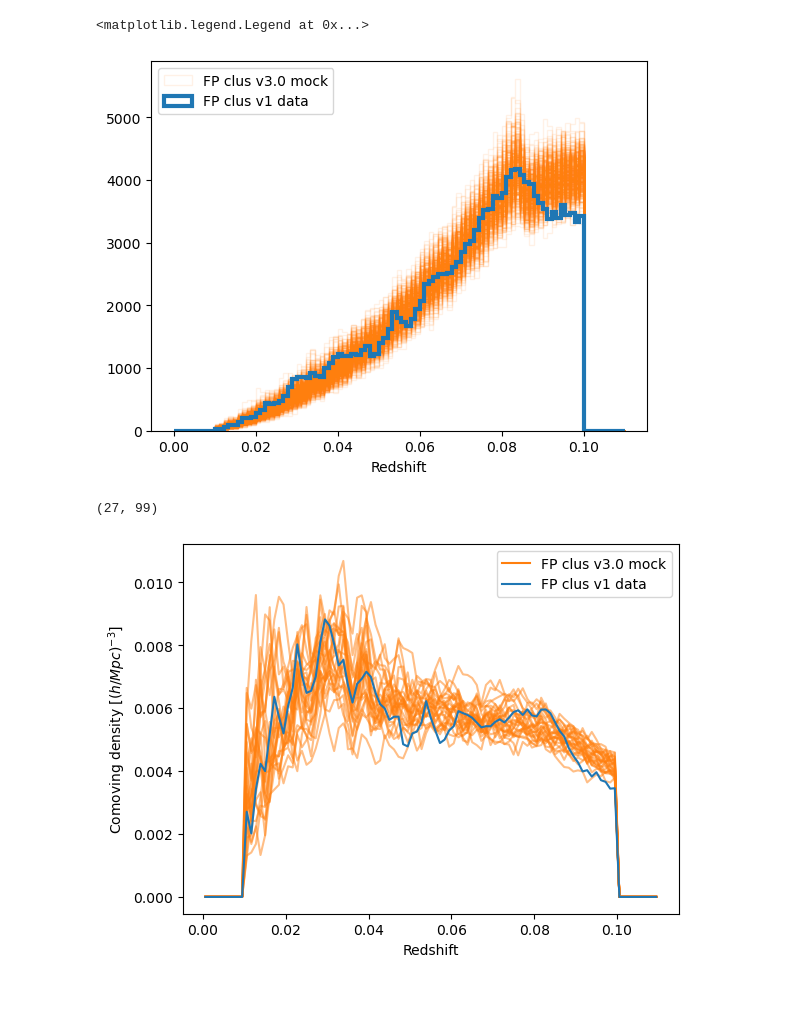
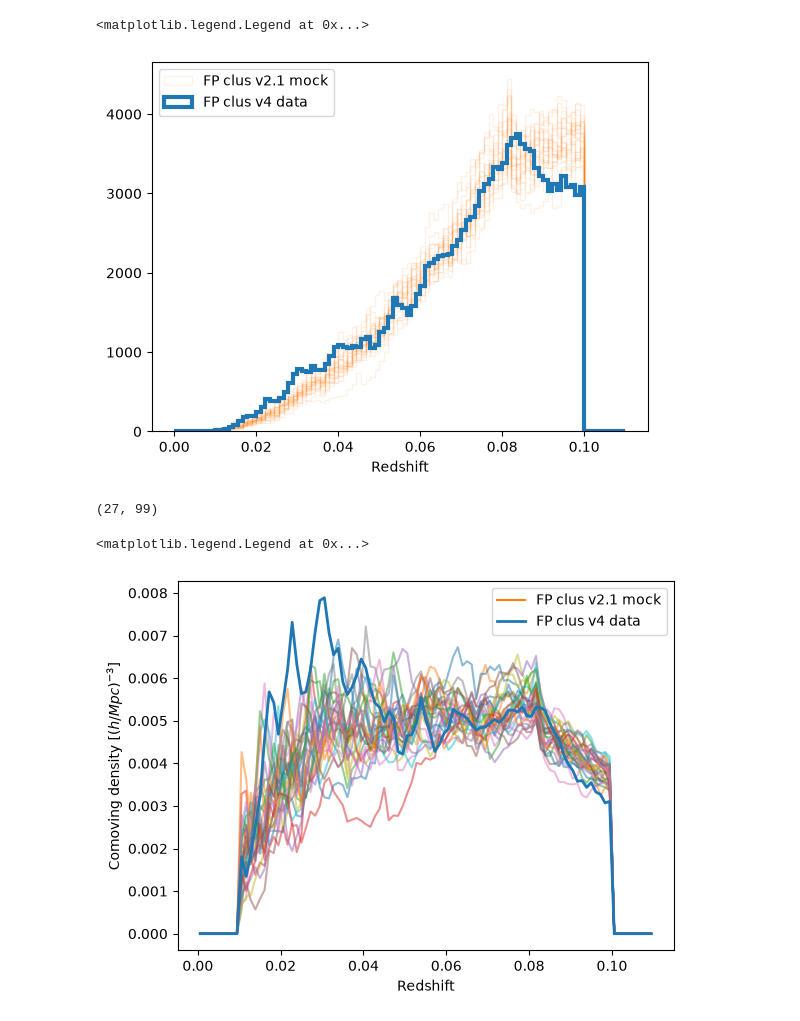
Before and after one commit to julianbautista/desi_pv_mocks, a Jupyter notebook: notebooks/check_FP_clustering.ipynb, the cells around one changed output. Saved outputs shown, nothing was run; the diff lists cells and outputs as text; code cells hidden in the pictures; blank space fills up the shorter version.

```diff
--- a/notebooks/check_FP_clustering.ipynb
+++ b/notebooks/check_FP_clustering.ipynb
@@ -9,7 +6,7 @@ from astropy.table import Table
 from astropy.cosmology import FlatLambdaCDM
 
 from desi_pv_mocks.config import load_config
-cfg=load_config('../config_files/mock_config_v3.0.yaml')
+cfg=load_config('../config_files/mock_config_v2.1_mardec.yaml')
 
 cosmo = FlatLambdaCDM(H0=100., Om0=0.3151)
 # %%
@@ -82,7 +66,7 @@ Text(0, 0.5, 'Dec [deg]')
 # %%
 def read_mocks():
     mocks = []
-    for phase in range(25):
+    for phase in range(1):
         for real in range(27):
             mock = Table.read(cfg.mock_fp_clus_data.format(phase=phase, real=real)).to_pandas()
             mock['PHASE'] = phase
@@ -136,7 +120,7 @@ plt.xlabel('Redshift')
 plt.legend()
 # %% [output]
 <matplotlib.legend.Legend at 0x...>
-[figure, old version]
+[figure, new version]
 # %%
 area_ngc = 8500.3589 # sq deg
 area_sgc = 3610.6785 # sq deg
@@ -163,19 +147,21 @@ print(m_nzs.shape)
 (27, 99)
 # %%
 for m_nz in m_nzs:
-    plt.plot(zcen, m_nz, 'C1-', alpha=0.5)
+    plt.plot(zcen, m_nz, '-', alpha=0.5)
 plt.plot([], [], 'C1-', label=f'FP clus {cfg.version_fp_full} mock')
 
 #d_nz = get_nz(d_data['Z'], weights=d_data['WEIGHT'], area=area_tot)
 d_nz = get_nz(d_data['Z'], area=area_tot)
-plt.plot(zcen, d_nz, 'C0-', label=f'FP clus {cfg.data_fp_full_version} data')
+plt.plot(zcen, d_nz, 'C0-', lw=2,
+        label=f'FP clus {cfg.data_fp_full_version} data')
 
 plt.ylabel('Comoving density [${(h/Mpc)}^{-3}$]')
 plt.xlabel('Redshift')
 plt.legend()
-plt.savefig(f'../plots/nz_FP_clus_mock_{cfg.version_fp_clus}_data_{cfg.data_fp_full_version}.pdf')
+#plt.savefig(f'../plots/nz_FP_clus_mock_{cfg.version_fp_clus}_data_{cfg.data_fp_full_version}.pdf')
 # %% [output]
+<matplotlib.legend.Legend at 0x...>
-[figure, old version]
+[figure, new version]
 # %%
 def get_mean_std_counts(x, y, xbins):
     mean, _ = np.histogram(x, bins=xbins, weights=y)
```
Also changed, not shown: parts of 9 cells of this notebook, 5 other files.
